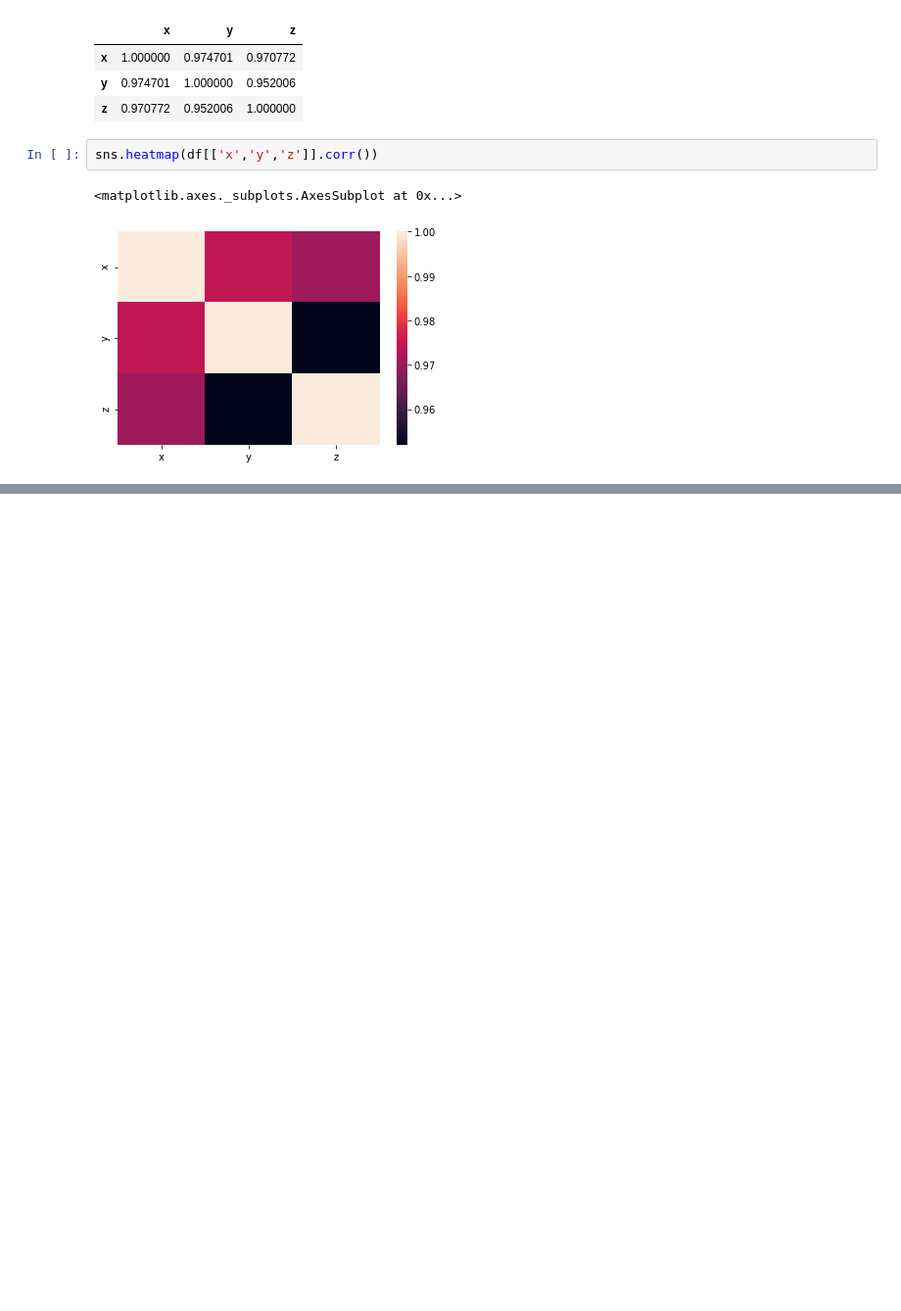
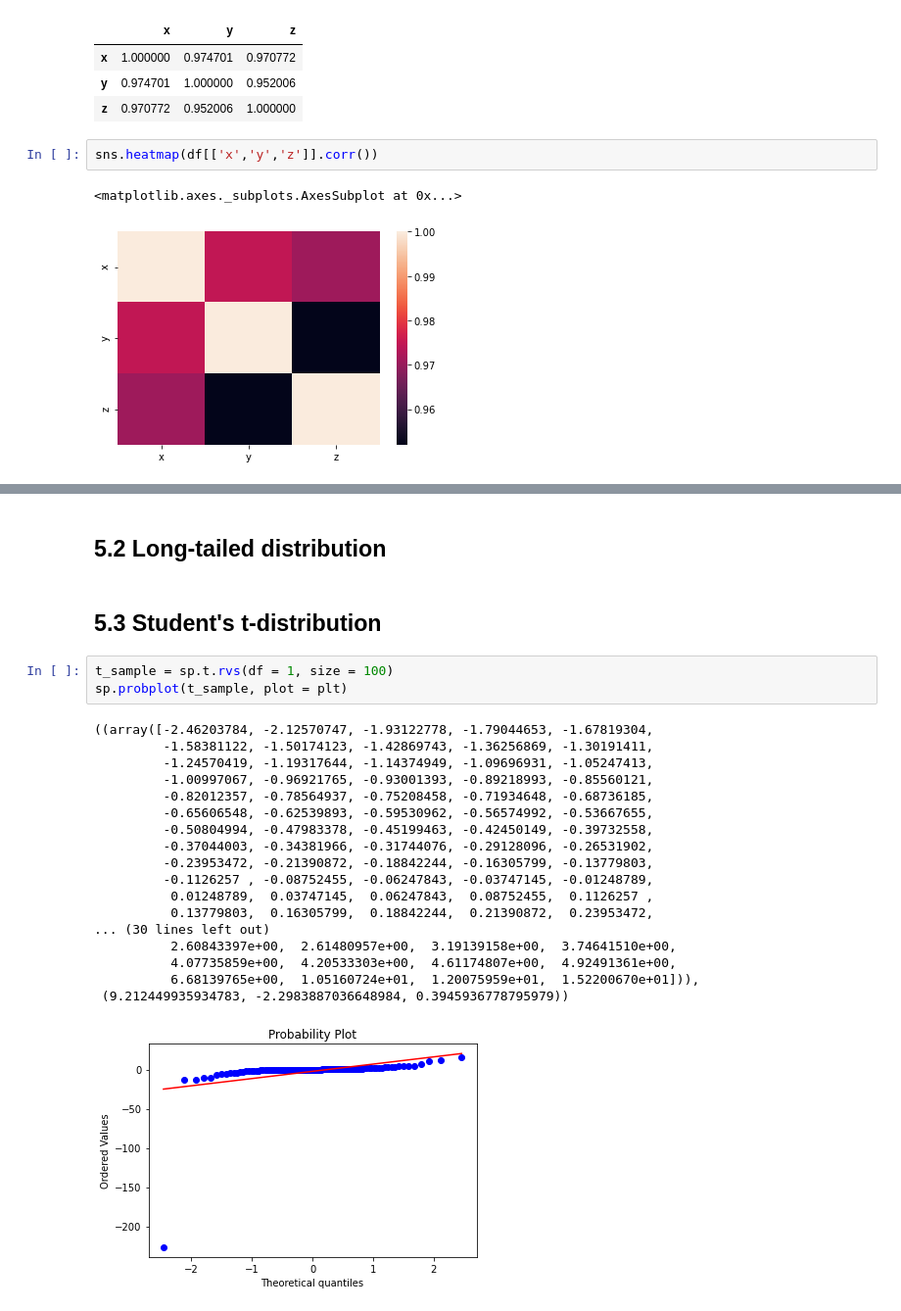
Before and after one commit to boyuan-li/BL-statistics, a Jupyter notebook: Statistics.ipynb, the cells around one changed output, grey strips where cells are left out. Shown at 98% size. Cells and saved outputs as stored; diff of their text form; blank space fills up the shorter version.

```diff
--- a/Statistics.ipynb
+++ b/Statistics.ipynb
@@ -78,0 +155,26 @@ df.sample(n = 100)
+# %% [markdown]
+## 5.2 Long-tailed distribution
+# %% [markdown]
+## 5.3 Student's t-distribution
+# %%
+t_sample = sp.t.rvs(df = 1, size = 100)
+sp.probplot(t_sample, plot = plt)
+# %% [output]
+((array([-2.46203784, -2.12570747, -1.93122778, -1.79044653, -1.67819304,
+         -1.58381122, -1.50174123, -1.42869743, -1.36256869, -1.30191411,
+         -1.24570419, -1.19317644, -1.14374949, -1.09696931, -1.05247413,
+         -1.00997067, -0.96921765, -0.93001393, -0.89218993, -0.85560121,
+         -0.82012357, -0.78564937, -0.75208458, -0.71934648, -0.68736185,
+         -0.65606548, -0.62539893, -0.59530962, -0.56574992, -0.53667655,
+         -0.50804994, -0.47983378, -0.45199463, -0.42450149, -0.39732558,
+         -0.37044003, -0.34381966, -0.31744076, -0.29128096, -0.26531902,
+         -0.23953472, -0.21390872, -0.18842244, -0.16305799, -0.13779803,
+         -0.1126257 , -0.08752455, -0.06247843, -0.03747145, -0.01248789,
+          0.01248789,  0.03747145,  0.06247843,  0.08752455,  0.1126257 ,
+          0.13779803,  0.16305799,  0.18842244,  0.21390872,  0.23953472,
+... (30 lines left out)
+          2.60843397e+00,  2.61480957e+00,  3.19139158e+00,  3.74641510e+00,
+          4.07735859e+00,  4.20533303e+00,  4.61174807e+00,  4.92491361e+00,
+          6.68139765e+00,  1.05160724e+01,  1.20075959e+01,  1.52200670e+01])),
+ (9.212449935934783, -2.2983887036648984, 0.3945936778795979))
+[figure, added]
```
Also changed, not shown: parts of 75 cells of this notebook.
